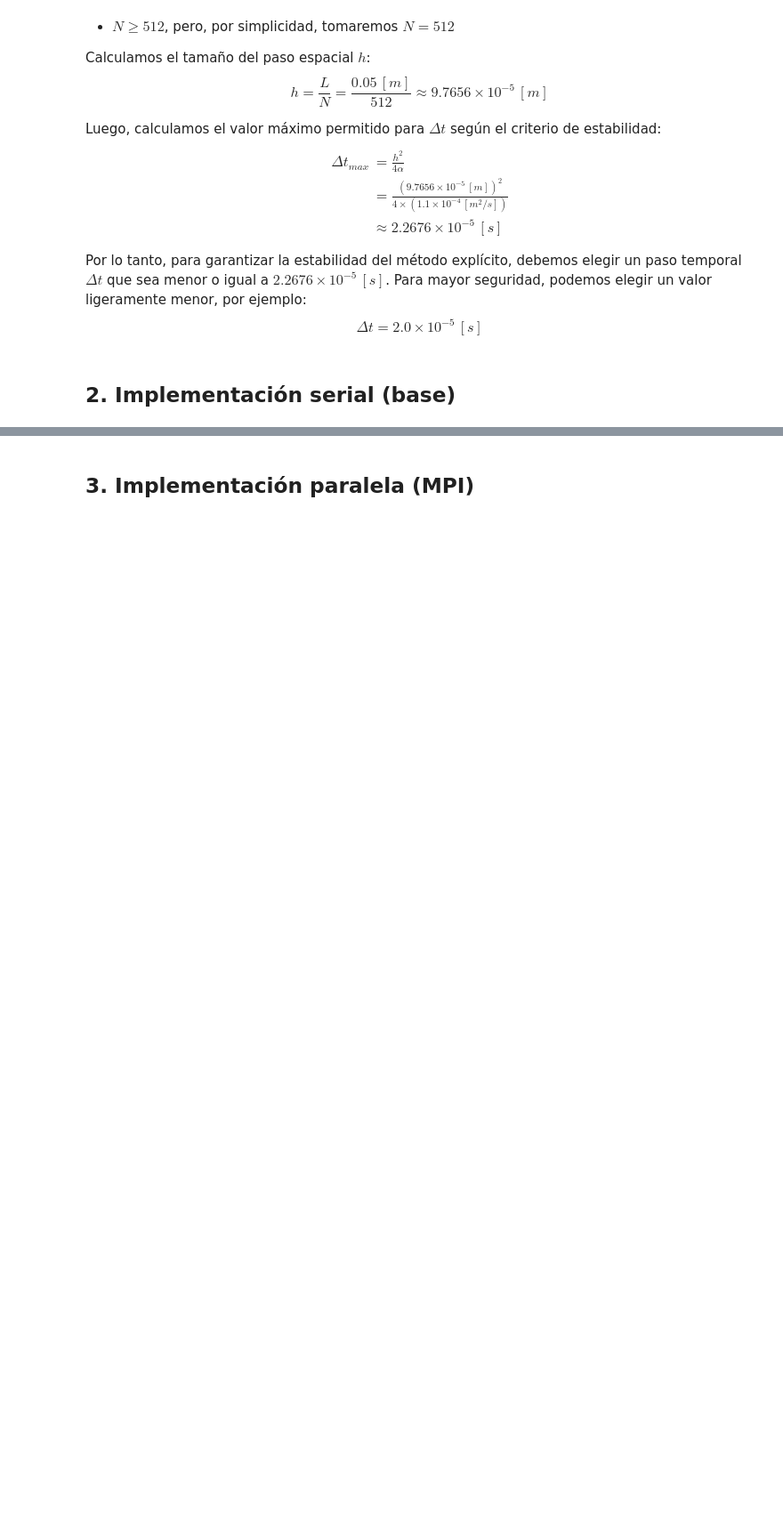
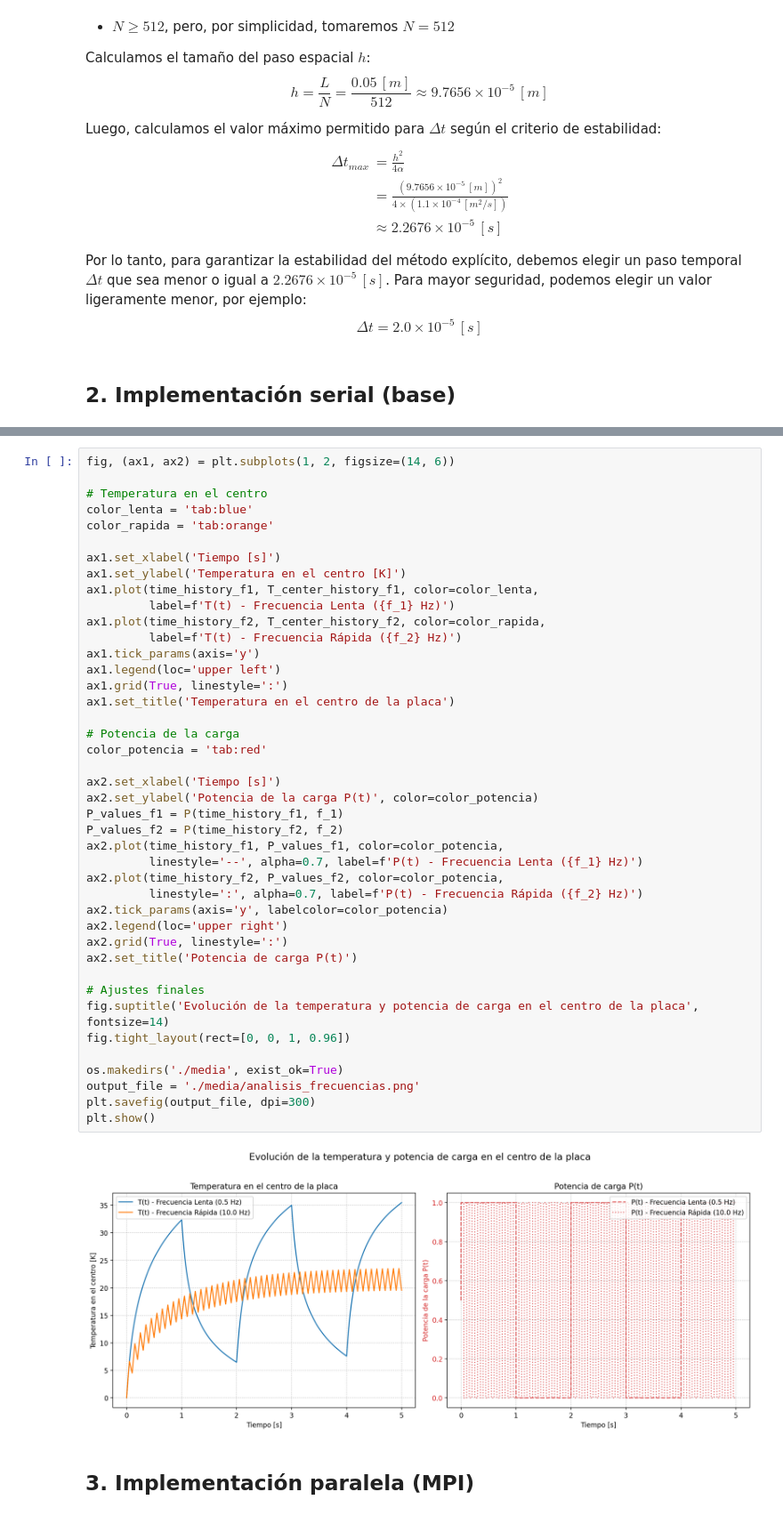
Before and after one commit to Ferzamora053/Tareas-FisComp, a Jupyter notebook: Tarea2_FZ.ipynb, the cells around one changed output, grey strips where cells are left out. Shown at 89% size. Saved outputs shown, nothing was run; the diff lists cells and outputs as text; blank space fills up the shorter version.

```diff
--- a/Tarea2_FZ.ipynb
+++ b/Tarea2_FZ.ipynb
@@ -462,3 +460,47 @@ Tiempo de ejecución T_1 en minutos: 15.32 minutos.
+# %%
+fig, (ax1, ax2) = plt.subplots(1, 2, figsize=(14, 6))
+
+# Temperatura en el centro
+color_lenta = 'tab:blue'
+color_rapida = 'tab:orange'
+
+ax1.set_xlabel('Tiempo [s]')
+ax1.set_ylabel('Temperatura en el centro [K]')
+ax1.plot(time_history_f1, T_center_history_f1, color=color_lenta,
+         label=f'T(t) - Frecuencia Lenta ({f_1} Hz)')
+ax1.plot(time_history_f2, T_center_history_f2, color=color_rapida,
+         label=f'T(t) - Frecuencia Rápida ({f_2} Hz)')
+ax1.tick_params(axis='y')
+ax1.legend(loc='upper left')
+ax1.grid(True, linestyle=':')
+ax1.set_title('Temperatura en el centro de la placa')
+
+# Potencia de la carga
+color_potencia = 'tab:red'
+
+ax2.set_xlabel('Tiempo [s]')
+ax2.set_ylabel('Potencia de la carga P(t)', color=color_potencia)
+P_values_f1 = P(time_history_f1, f_1)
+P_values_f2 = P(time_history_f2, f_2)
+ax2.plot(time_history_f1, P_values_f1, color=color_potencia,
+         linestyle='--', alpha=0.7, label=f'P(t) - Frecuencia Lenta ({f_1} Hz)')
+ax2.plot(time_history_f2, P_values_f2, color=color_potencia,
+         linestyle=':', alpha=0.7, label=f'P(t) - Frecuencia Rápida ({f_2} Hz)')
+ax2.tick_params(axis='y', labelcolor=color_potencia)
+ax2.legend(loc='upper right')
+ax2.grid(True, linestyle=':')
+ax2.set_title('Potencia de carga P(t)')
+
+# Ajustes finales
+fig.suptitle('Evolución de la temperatura y potencia de carga en el centro de la placa', fontsize=14)
+fig.tight_layout(rect=[0, 0, 1, 0.96])
+
+os.makedirs('./media', exist_ok=True)
+output_file = './media/analisis_frecuencias.png'
+plt.savefig(output_file, dpi=300)
+plt.show()
+# %% [output]
+[figure, added]
 # %% [markdown]
 ## 3. Implementación paralela (MPI)
 # %% [markdown]
```
Also changed, not shown: parts of 25 cells of this notebook, 11 other files.
